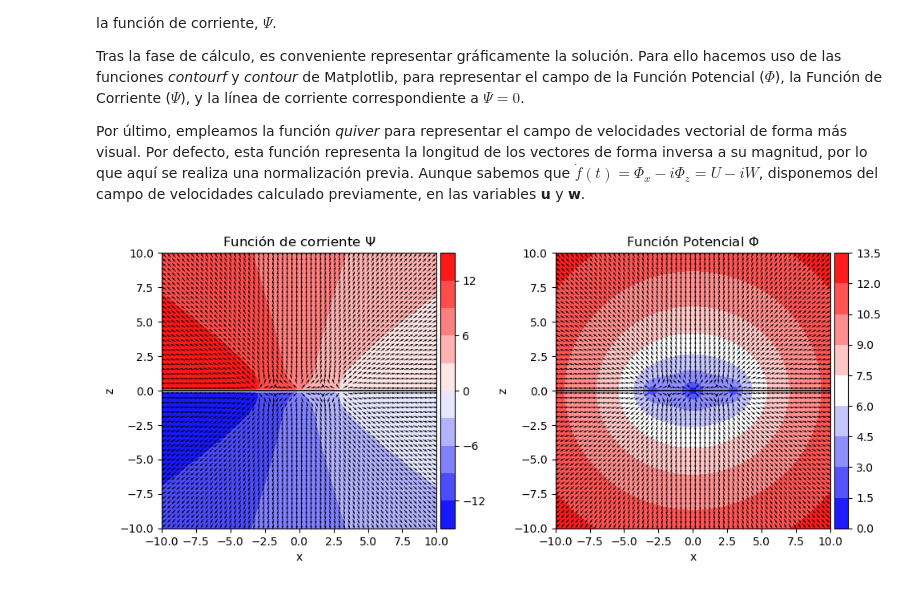
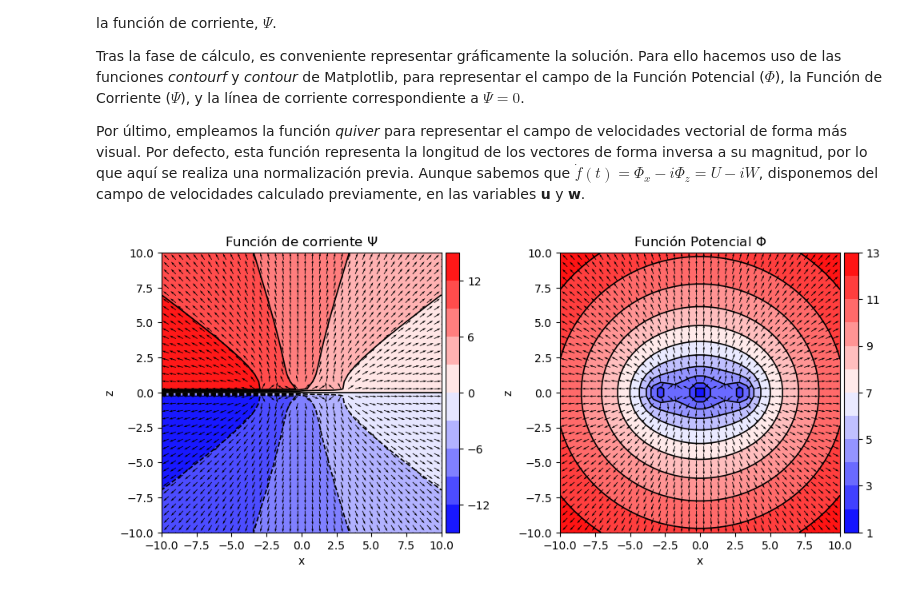
Before and after one commit to AMartinezCava/pyAero, a Jupyter notebook: 4.MANANTIALES-ALINEADOS/4.Notebook_Manantiales-Alineados.ipynb, the cells around one changed output. Saved outputs shown, nothing was run; the diff lists cells and outputs as text; code cells hidden in the pictures.

```diff
--- a/4.MANANTIALES-ALINEADOS/4.Notebook_Manantiales-Alineados.ipynb
+++ b/4.MANANTIALES-ALINEADOS/4.Notebook_Manantiales-Alineados.ipynb
@@ -69,7 +69,7 @@ t_s = x_s + 1j*z_s
 num_sources = len(Q_v)
 
 # Definimos una malla para las coordenadas x e z
-nx, nz = 60, 60
+nx, nz = 40, 40
 x = np.linspace(-10, 10, nx)
 z = np.linspace(-10, 10, nz)
 Xm, Zm = np.meshgrid(x, z)
@@ -96,30 +96,30 @@ Aunque sabemos que $\dot{f}(t)= \Phi_x - i \Phi_z = U - iW$, disponemos del camp
 # %%
 # Visualizamos la función de corriente y la función potencial
 fig, axes = plt.subplots(1, 2, figsize=(10,8))                        # Creamos la figura
 ax1, ax2 = axes.flatten()
 
 dividerPSI = make_axes_locatable(ax1)                                  # Ajustamos la posición de la barra de niveles
 caxPSI = dividerPSI.append_axes('right', size='5%', pad=0.05)
 cont = ax1.contourf(Xm, Zm, psi, 10, cmap='bwr')                       # Pintamos los contornos
-ax1.contour(Xm, Zm, psi, levels=[0], colors=['black'], linewidths=1.2) # Representamos la línea de corriente psi=0
+ax1.contour(Xm, Zm, psi, levels=10, colors=['black'], linewidths=1.2) # Representamos la línea de corriente psi=0
 fig.colorbar(cont, cax=caxPSI, orientation='vertical')                 # Pintamos la barra de niveles
 ax1.set_title(r'Función de corriente $\Psi$')
 
 dividerPHI = make_axes_locatable(ax2)                                  # Ajustamos la posición de la barra de niveles
 caxPHI = dividerPHI.append_axes('right', size='5%', pad=0.05)
 cont = ax2.contourf(Xm, Zm, phi, 10, cmap='bwr')                       # Pintamos los contornos
-ax2.contour(Xm, Zm, psi, levels=[0], colors=['black'], linewidths=1.2) # Representamos la línea de corriente psi=0
+ax2.contour(Xm, Zm, phi, levels=10, colors=['black'], linewidths=1.2) # Representamos la línea de corriente psi=0
 fig.colorbar(cont, cax=caxPHI, orientation='vertical')                 # Pintamos la barra de niveles
 ax2.set_title(r'Función Potencial $\Phi$')
 
 N = np.sqrt(u**2 + w**2)
-ax1.quiver(Xm, Zm, u/N, w/N, scale=50)                                 # Representamos el campo vectorial normalizado
-ax2.quiver(Xm, Zm, u/N, w/N, scale=50)
+ax1.quiver(Xm, Zm, u/N, w/N, scale=40)                                 # Representamos el campo vectorial normalizado
+ax2.quiver(Xm, Zm, u/N, w/N, scale=40)
 
 for ax in axes:
     ax.set_xlabel('x')                                                 # Etiquetamos de forma apropiada, y mostramos en pantalla
     ax.set_ylabel('z')
     ax.set_aspect('equal','box')
 plt.tight_layout()
 # %% [output]
-[figure, old version]
+[figure, new version]
```
Also changed, not shown: parts of 3 cells of this notebook, 5 other files.
